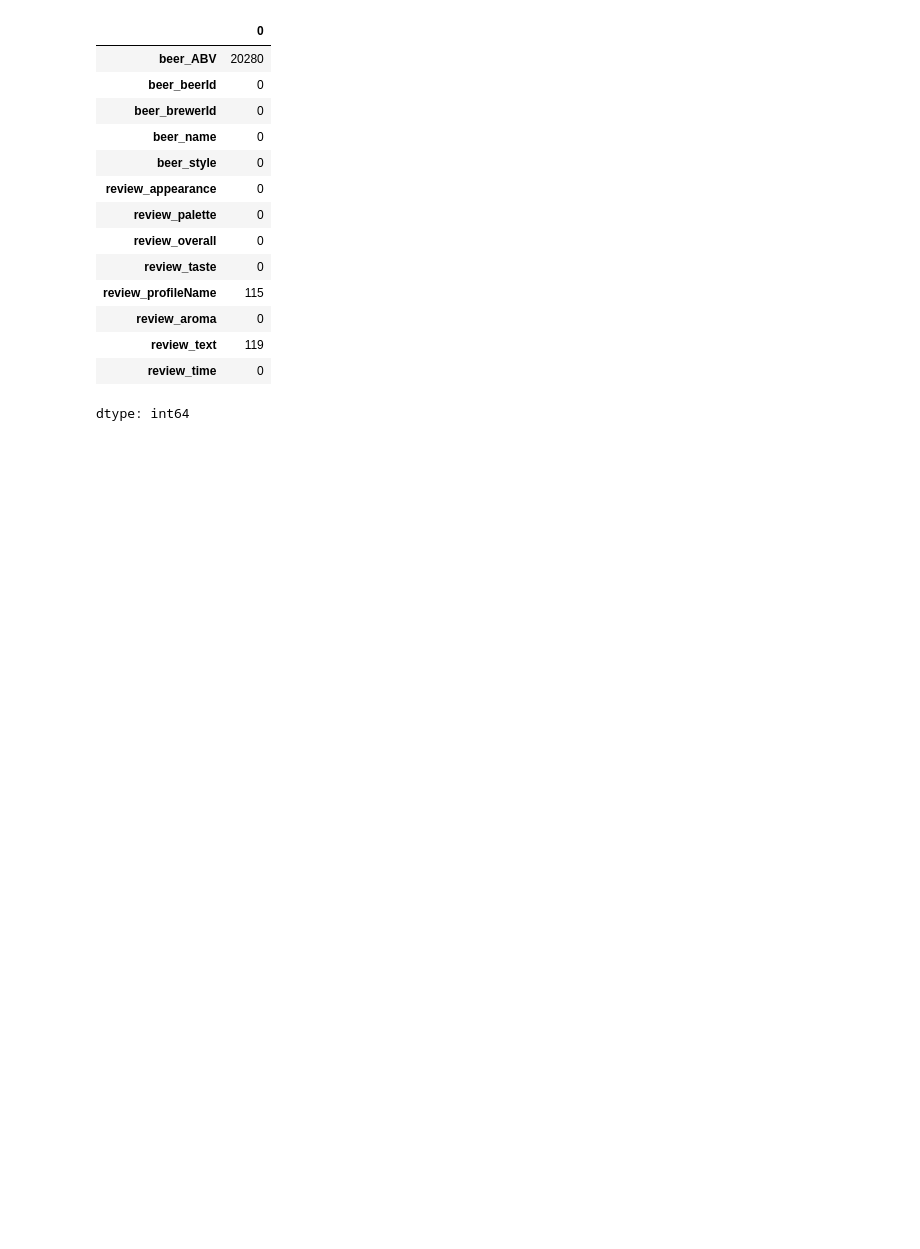
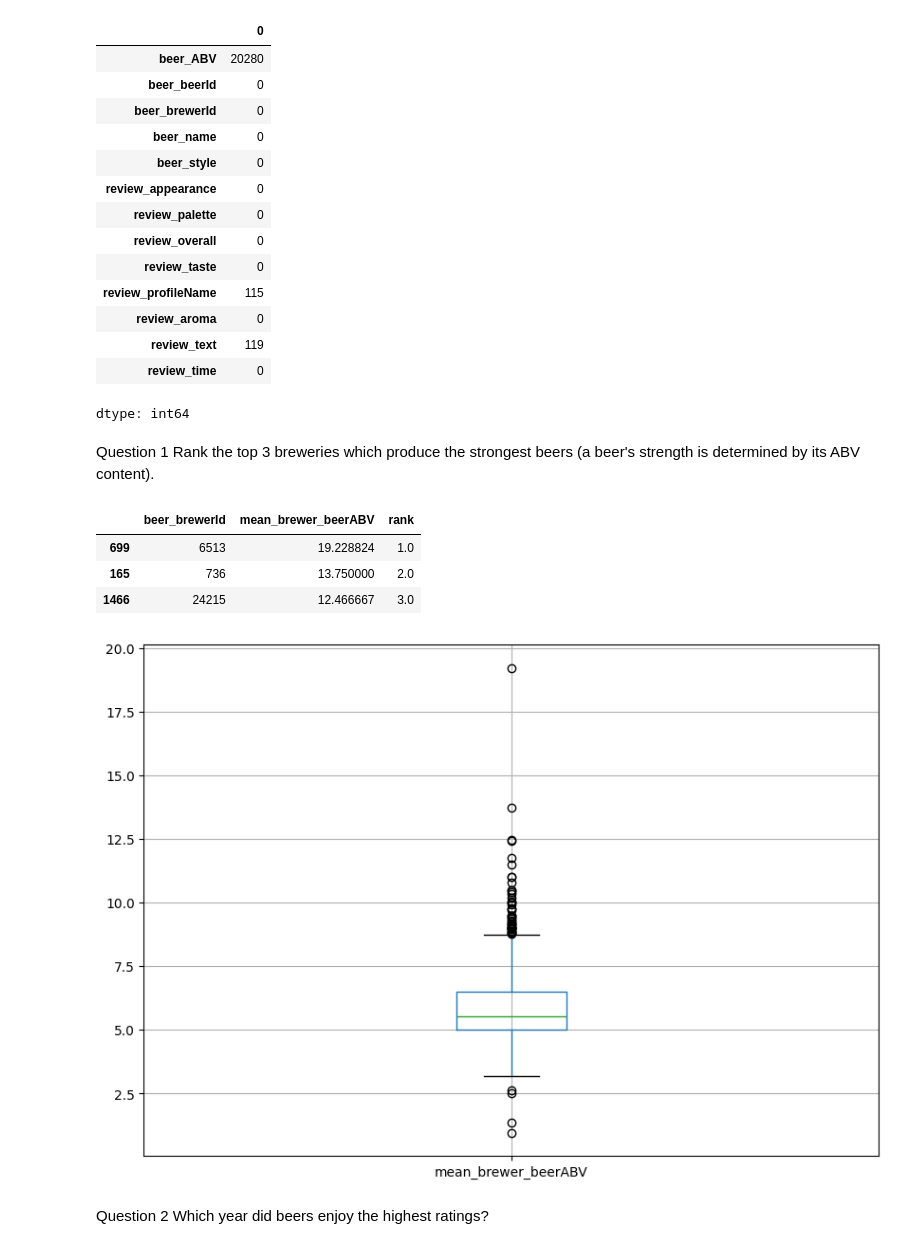
Before and after one commit to zhangshutao932/StrataScratch-Beer-Data-Analysis, a Jupyter notebook: Beer_Data_Analysis.ipynb, the cells around one changed output. Cells and saved outputs as stored; diff of their text form; code cells hidden in the pictures; blank space fills up the shorter version.

```diff
--- a/Beer_Data_Analysis.ipynb
+++ b/Beer_Data_Analysis.ipynb
@@ -57,3 +58,27 @@ df_cleaned = df_filtered.dropna()
 # %%
 # remove duplicate rows in each beer/user review group
 df_sorted = df_cleaned.sort_values(by="review_overall", ascending=False).drop_duplicates(subset=["review_profileName", "beer_beerId"],keep="first")
+# %% [markdown]
+Question 1 Rank the top 3 breweries which produce the strongest beers (a beer's strength is determined by its ABV content).
+# %%
+df_q1 = df_sorted.groupby(by=["beer_brewerId"])["beer_ABV"].mean().reset_index().sort_values(by="beer_ABV", ascending=False)
+# renaming the column for readability
+df_q1_renamed = df_q1.rename(columns={
+    "beer_ABV": "mean_brewer_beerABV"
+})
+# rank the breweries, and output the top 3
+df_q1_renamed["rank"] = df_q1_renamed["mean_brewer_beerABV"].rank(method="dense", ascending=False)
+df_q1_renamed[df_q1_renamed["rank"] <= 3]
+# %% [output]
+|  | beer_brewerId | mean_brewer_beerABV | rank |
+| 699 | 6513 | 19.228824 | 1.0 |
+| 165 | 736 | 13.750000 | 2.0 |
+| 1466 | 24215 | 12.466667 | 3.0 |
+# %%
+# plot the distribution of the beer ABV that different breweries are making
+df_q1_renamed.boxplot(column="mean_brewer_beerABV", figsize=(10,7))
+plt.show()
+# %% [output]
+[figure, added]
+# %% [markdown]
+Question 2 Which year did beers enjoy the highest ratings?
```
Also changed, not shown: parts of 25 cells of this notebook.
